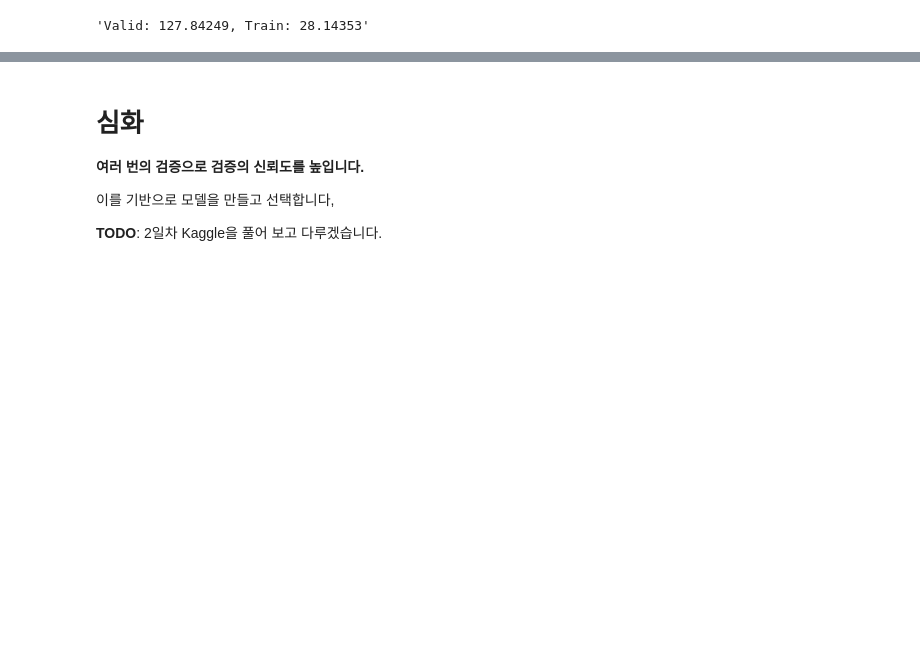
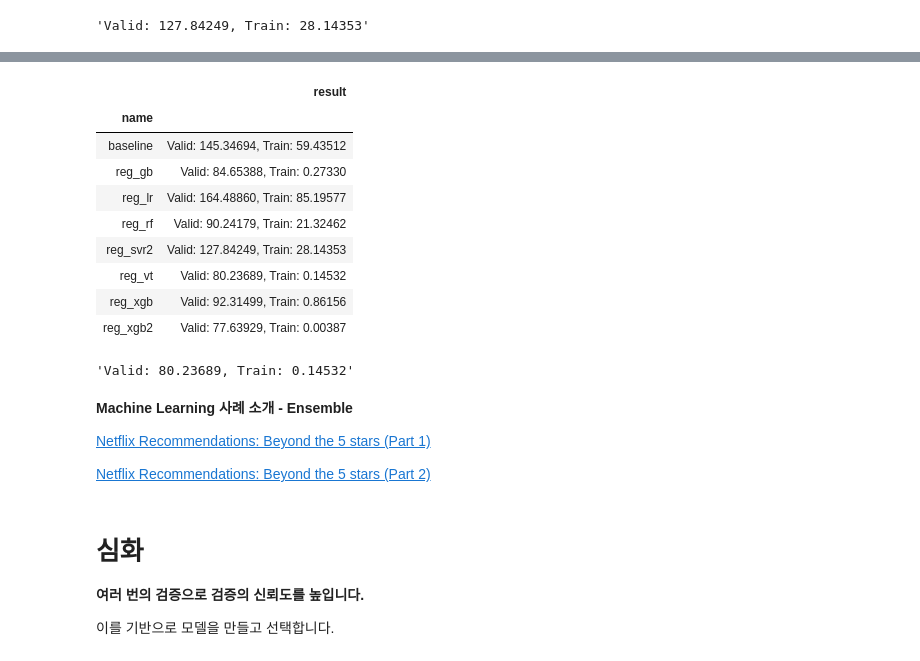
Before and after one commit to sunkusun9/DS_lv3_2511_2, a Jupyter notebook: sec_ds_lv3_prob3_kaggle.ipynb, the cells around one changed output, grey strips where cells are left out. Cells and saved outputs as stored; diff of their text form; code cells hidden in the pictures; blank space fills up the shorter version.

```diff
--- a/sec_ds_lv3_prob3_kaggle.ipynb
+++ b/sec_ds_lv3_prob3_kaggle.ipynb
@@ -506,0 +530,32 @@ from sklearn.ensemble import RandomForestRegressor
+# %%
+# GB: Gradient Boosting Tree 를 사용해봅니다.
+
+from sklearn.ensemble import GradientBoostingRegressor
+from sklearn.decomposition import PCA
+
+X_gb = "15분, 30분, 45분, 60분, Hour, AM, DayName, Weekend_yn, Holiday_yn, TotalHour, 생산량, 기온, 풍속, 습도, 강수량, 전기요금(계절), 공장인원, 인건비"
+X_gb = X_gb.split(', ')
+X_pca = ['15분', '30분', '45분', '60분', 'TotalHour']
+
+
+# XGBoost는 level-wise 방법으로 트리를 성장시킵니다.
+# GBDT는 best-first 방법으로 트리를 성장시킬수 있습니다.
+# XGBoost와 차별성을 두기 위해 best-first로 학습시킵니다.
+# 이 후 Voting의 효과성을 높게 해보고자 함입니다.
+cb = ColumnTransformer([
+    ('ohe', OneHotEncoder(categories='auto'), ['DayName']),
+    ('std_pca', make_pipeline(StandardScaler(), PCA(n_components = 4)), X_pca),
+    ('pt', 'passthrough', [i for i in X_gb if i not in ['DayName'] + X_pca]),
+])
+reg_gb = make_pipeline(
+    cb, GradientBoostingRegressor(
+        max_depth=None, # 트리의 깊이가 무제한으로 성장토록합니다.
+        max_leaf_nodes = 511, # 1. 보통 2자승 - 1 단위로 조정하고, 세밀한 폭으로 조정합니다
+        n_estimators = 100,  # 2. 최적의 n_estimators -> 리소스가 허용하는 만큼 사이즈를 키워 보세요
+        learning_rate = 0.1, # 3. 과적합이 발생한다면 learning_rate를 조정하여 과적합에 대응합니다.
+        # 4. 다른 하이퍼 파라메터를 추가하여 튜닝을 더해보거나 max_leaf_nodes 부터 다시 잡하보는 시도를 해봅니다. => Ex. min_samples_leaf
+        # n_estimators를 크게 잡은 효과를 못 볼 경우 줄여 나갑니다.
+        random_state = 123
+    )
+)
+eval_model('reg_gb', reg_gb)
@@ -507,8 +606,34 @@ from sklearn.ensemble import RandomForestRegressor
+# %%
+from sklearn.ensemble import VotingRegressor
+
+reg_vt = VotingRegressor([
+    #('reg_svr2', reg_svr2),
+    ('reg_xgb2', reg_xgb2),
+    ('reg_gb', reg_gb),
+    #('reg_rf', reg_rf)
+])
+eval_model('reg_vt', reg_vt)
+# %% [output]
+|  | result |
+| name |  |
+| baseline | Valid: 145.34694, Train: 59.43512 |
+| reg_gb | Valid: 84.65388, Train: 0.27330 |
+| reg_lr | Valid: 164.48860, Train: 85.19577 |
+| reg_rf | Valid: 90.24179, Train: 21.32462 |
+| reg_svr2 | Valid: 127.84249, Train: 28.14353 |
+| reg_vt | Valid: 80.23689, Train: 0.14532 |
+| reg_xgb | Valid: 92.31499, Train: 0.86156 |
+| reg_xgb2 | Valid: 77.63929, Train: 0.00387 |
+'Valid: 80.23689, Train: 0.14532'
+# %% [markdown]
+**Machine Learning 사례 소개 - Ensemble**
+
+[Netflix Recommendations: Beyond the 5 stars (Part 1)](https://netflixtechblog.com/netflix-recommendations-beyond-the-5-stars-part-1-55838468f429)
+
+[Netflix Recommendations: Beyond the 5 stars (Part 2)](https://netflixtechblog.com/netflix-recommendations-beyond-the-5-stars-part-2-d9b96aa399f5)
 # %% [markdown]
 # 심화
 
 **여러 번의 검증으로 검증의 신뢰도를 높입니다.**
 
-이를 기반으로 모델을 만들고 선택합니다,
-
-**TODO**: 2일차 Kaggle을 풀어 보고 다루겠습니다.
+이를 기반으로 모델을 만들고 선택합니다.
```
Also changed, not shown: parts of 42 cells of this notebook, 1 other file.
